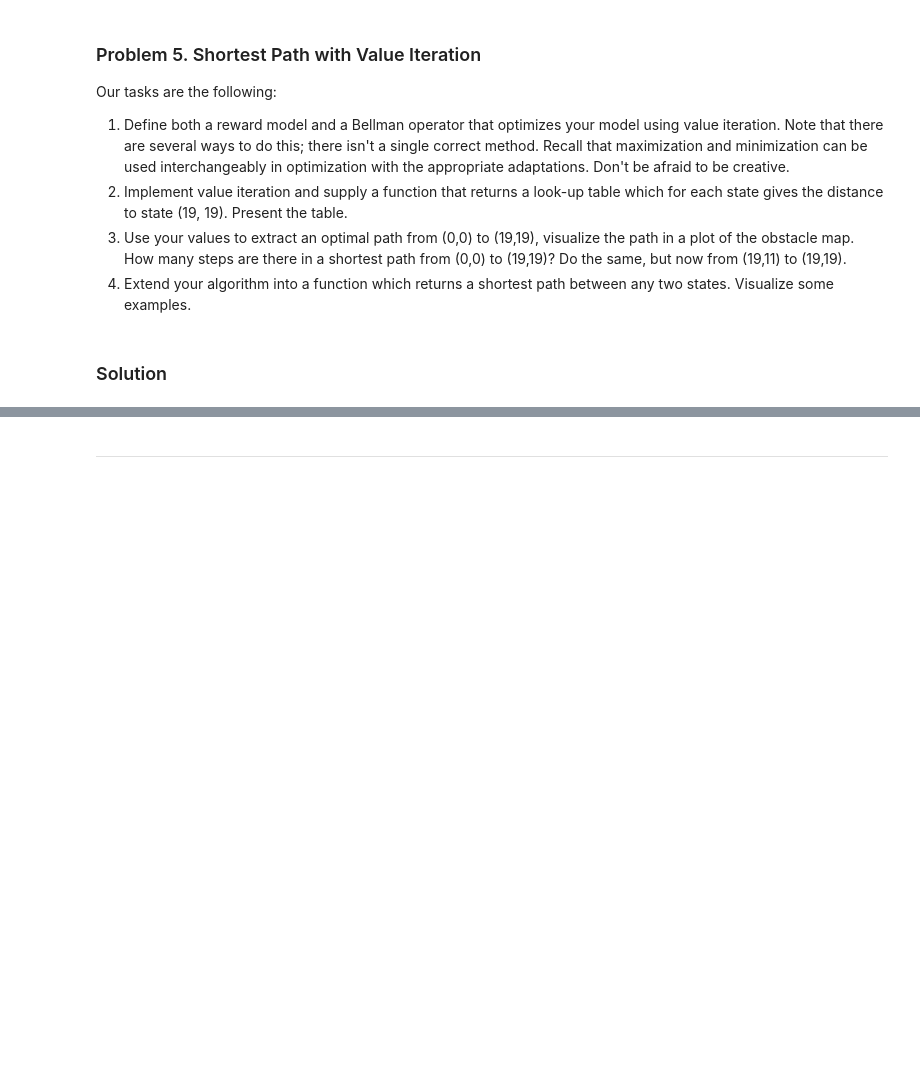
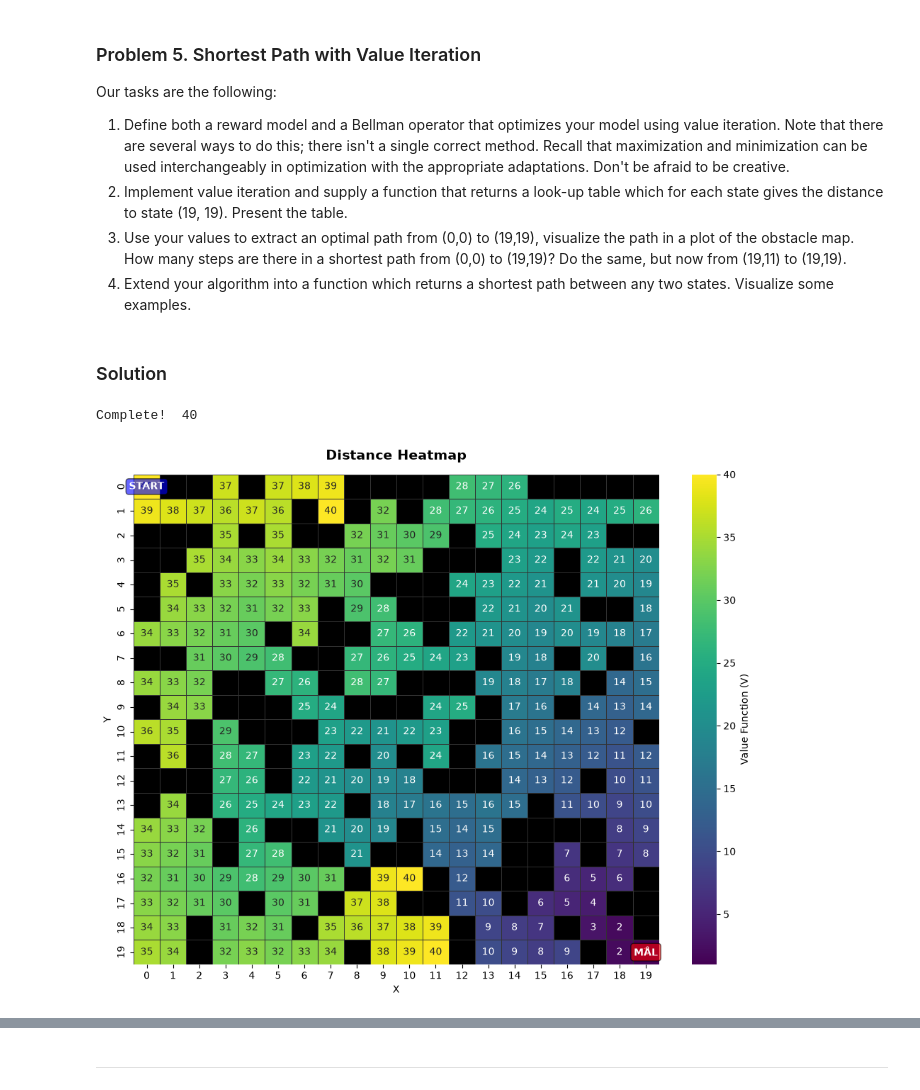
Before and after one commit to kallefrisk/Schoolwork, a Jupyter notebook: Python/ReinforcementLearning/4ma903_lab2.ipynb, the cells around one changed output, grey strips where cells are left out. Drawn from its saved outputs; the diff is of its cells as text; code cells hidden in the pictures; blank space fills up the shorter version.

```diff
--- a/Python/ReinforcementLearning/4ma903_lab2.ipynb
+++ b/Python/ReinforcementLearning/4ma903_lab2.ipynb
@@ -1106,0 +1404,13 @@ Our tasks are the following:
+# %%
+start = (0, 0)
+dest = (19, 19)
+gamma = 0.99
+
+Values = obstacle_value_iteration(map=graph, start=start, destination=dest, gamma=gamma)
+
+distances = distance_to_destination(V=Values, map=graph, destination=dest, gamma=gamma)
+
+plot_obstacle_distance(Values, distances, start=start, destination=dest)
+# %% [output]
+Complete!  40
+[figure, added]
```
Also changed, not shown: parts of 7 cells of this notebook.
